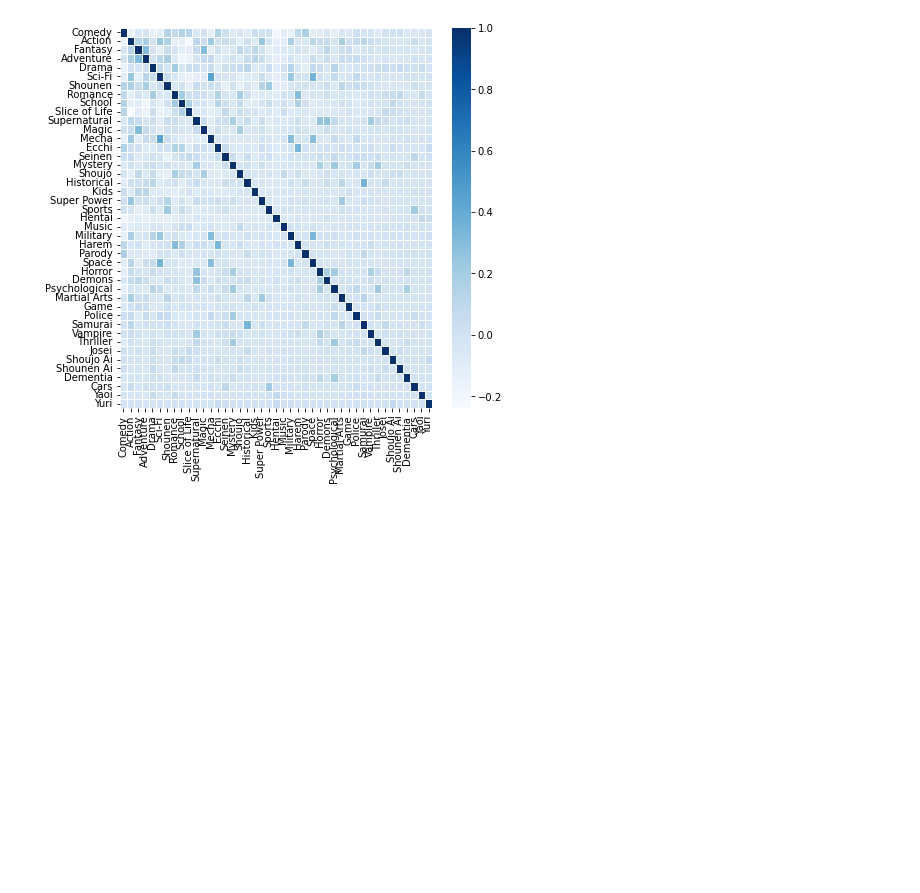
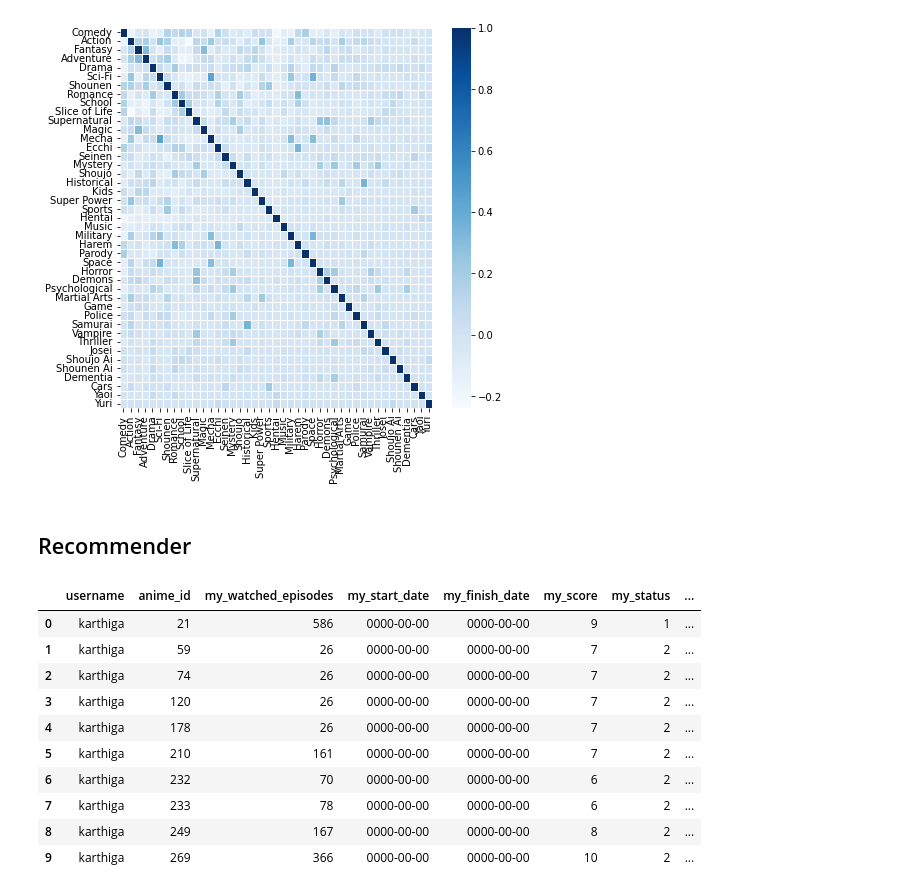
Before and after one commit to HWaiChan/anime-ml, a Jupyter notebook: data-visualisation.ipynb, the cells around one changed output. Cells and saved outputs as stored; diff of their text form; code cells hidden in the pictures; blank space fills up the shorter version.

```diff
--- a/data-visualisation.ipynb
+++ b/data-visualisation.ipynb
@@ -102,3 +102,19 @@ plt.xticks(rotation=90)
 plt.show()
 # %% [output]
 [figure]
+# %% [markdown]
+## Recommender
+# %%
+ScoresDF.head(10)
+# %% [output]
+|  | username | anime_id | my_watched_episodes | my_start_date | my_finish_date | my_score | my_status | ... |
+| 0 | karthiga | 21 | 586 | 0000-00-00 | 0000-00-00 | 9 | 1 | ... |
+| 1 | karthiga | 59 | 26 | 0000-00-00 | 0000-00-00 | 7 | 2 | ... |
+| 2 | karthiga | 74 | 26 | 0000-00-00 | 0000-00-00 | 7 | 2 | ... |
+| 3 | karthiga | 120 | 26 | 0000-00-00 | 0000-00-00 | 7 | 2 | ... |
+| 4 | karthiga | 178 | 26 | 0000-00-00 | 0000-00-00 | 7 | 2 | ... |
+| 5 | karthiga | 210 | 161 | 0000-00-00 | 0000-00-00 | 7 | 2 | ... |
+| 6 | karthiga | 232 | 70 | 0000-00-00 | 0000-00-00 | 6 | 2 | ... |
+| 7 | karthiga | 233 | 78 | 0000-00-00 | 0000-00-00 | 6 | 2 | ... |
+| 8 | karthiga | 249 | 167 | 0000-00-00 | 0000-00-00 | 8 | 2 | ... |
+| 9 | karthiga | 269 | 366 | 0000-00-00 | 0000-00-00 | 10 | 2 | ... |
```
Also changed, not shown: parts of 14 cells of this notebook.
